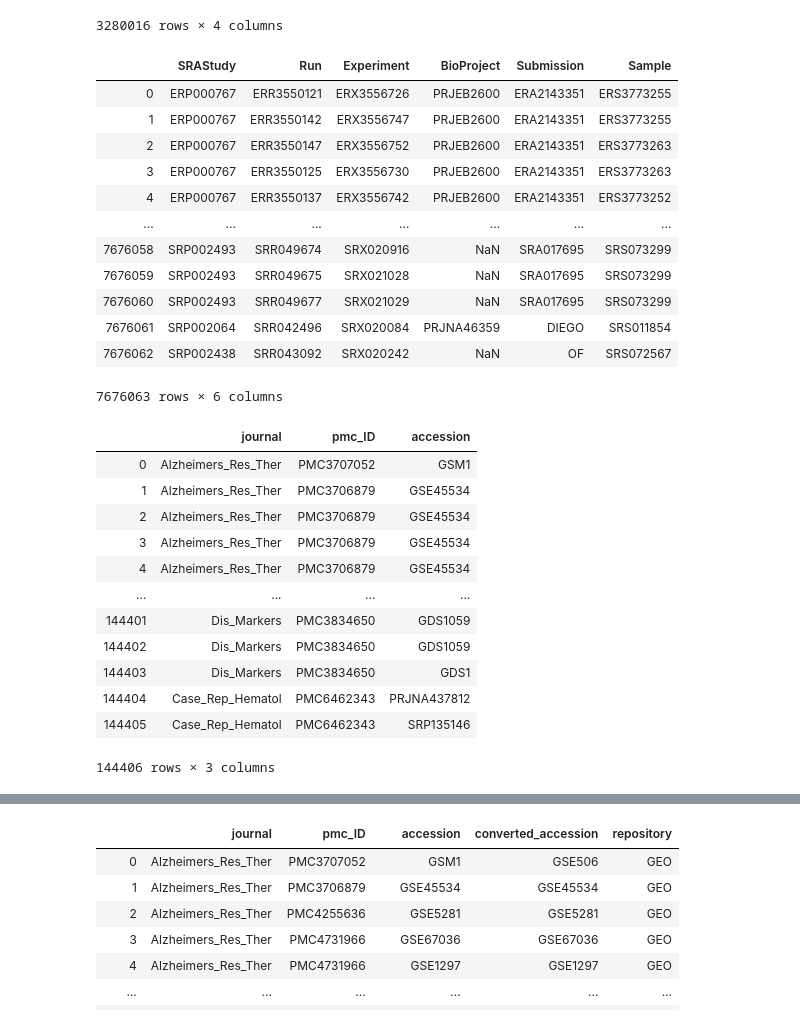
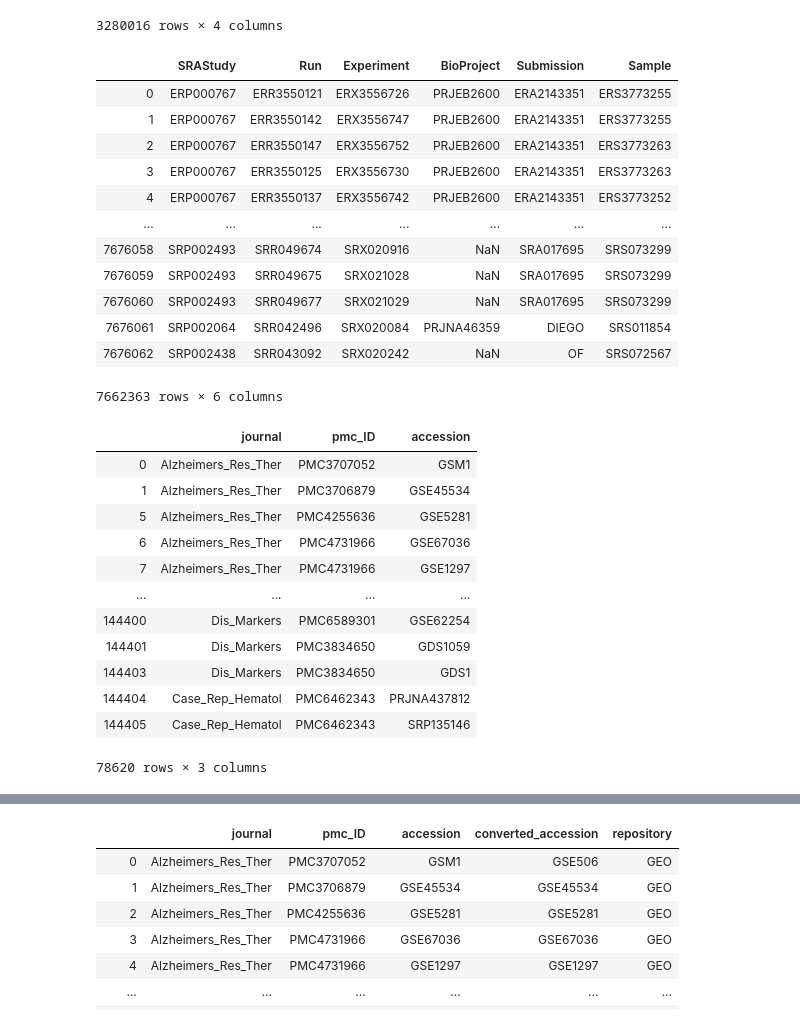
Before and after one commit to smangul1/data_reusability, a Jupyter notebook: jupyter_notebooks/create_metadata_table.ipynb, the cells around one changed output, grey strips where cells are left out. Drawn from its saved outputs; the diff is of its cells as text; code cells hidden in the pictures.

```diff
--- a/jupyter_notebooks/create_metadata_table.ipynb
+++ b/jupyter_notebooks/create_metadata_table.ipynb
@@ -71,7 +47,7 @@ geoReference
 # import SRA reference data
 sraReference = pd.read_csv('../sraIDfull.csv', error_bad_lines = False, low_memory=False, quoting=3)
 sraReference = sraReference[['SRAStudy', 'Run', 'Experiment',
-                             'BioProject', 'Submission', 'Sample']]
+                             'BioProject', 'Submission', 'Sample']].drop_duplicates()
 sraReference
 # %% [output]
 |  | SRAStudy | Run | Experiment | BioProject | Submission | Sample |
@@ -86,22 +62,24 @@ sraReference
 | 7676060 | SRP002493 | SRR049677 | SRX021029 | NaN | SRA017695 | SRS073299 |
 | 7676061 | SRP002064 | SRR042496 | SRX020084 | PRJNA46359 | DIEGO | SRS011854 |
 | 7676062 | SRP002438 | SRR043092 | SRX020242 | NaN | OF | SRS072567 |
-7676063 rows × 6 columns
+7662363 rows × 6 columns
 # %%
-# import data scraped from PubMed XML files
-pmcData = pd.read_csv('../data_tables/preFilterMatrix.csv')
+# import data scraped from PubMed
+# this data was scraped from XML files on the hoffman2 cluster: /u/scratch/n/nikodm/pmcOA/
+
+pmcData = pd.read_csv('../data_tables/preFilterMatrix.csv').drop_duplicates()
 pmcData
 # %% [output]
 |  | journal | pmc_ID | accession |
 | 0 | Alzheimers_Res_Ther | PMC3707052 | GSM1 |
 | 1 | Alzheimers_Res_Ther | PMC3706879 | GSE45534 |
-| 2 | Alzheimers_Res_Ther | PMC3706879 | GSE45534 |
-| 3 | Alzheimers_Res_Ther | PMC3706879 | GSE45534 |
-| 4 | Alzheimers_Res_Ther | PMC3706879 | GSE45534 |
+| 5 | Alzheimers_Res_Ther | PMC4255636 | GSE5281 |
+| 6 | Alzheimers_Res_Ther | PMC4731966 | GSE67036 |
+| 7 | Alzheimers_Res_Ther | PMC4731966 | GSE1297 |
 | ... | ... | ... | ... |
+| 144400 | Dis_Markers | PMC6589301 | GSE62254 |
 | 144401 | Dis_Markers | PMC3834650 | GDS1059 |
-| 144402 | Dis_Markers | PMC3834650 | GDS1059 |
 | 144403 | Dis_Markers | PMC3834650 | GDS1 |
 | 144404 | Case_Rep_Hematol | PMC6462343 | PRJNA437812 |
 | 144405 | Case_Rep_Hematol | PMC6462343 | SRP135146 |
-144406 rows × 3 columns
+78620 rows × 3 columns
```
Also changed, not shown: parts of 25 cells of this notebook, 6 other files.
